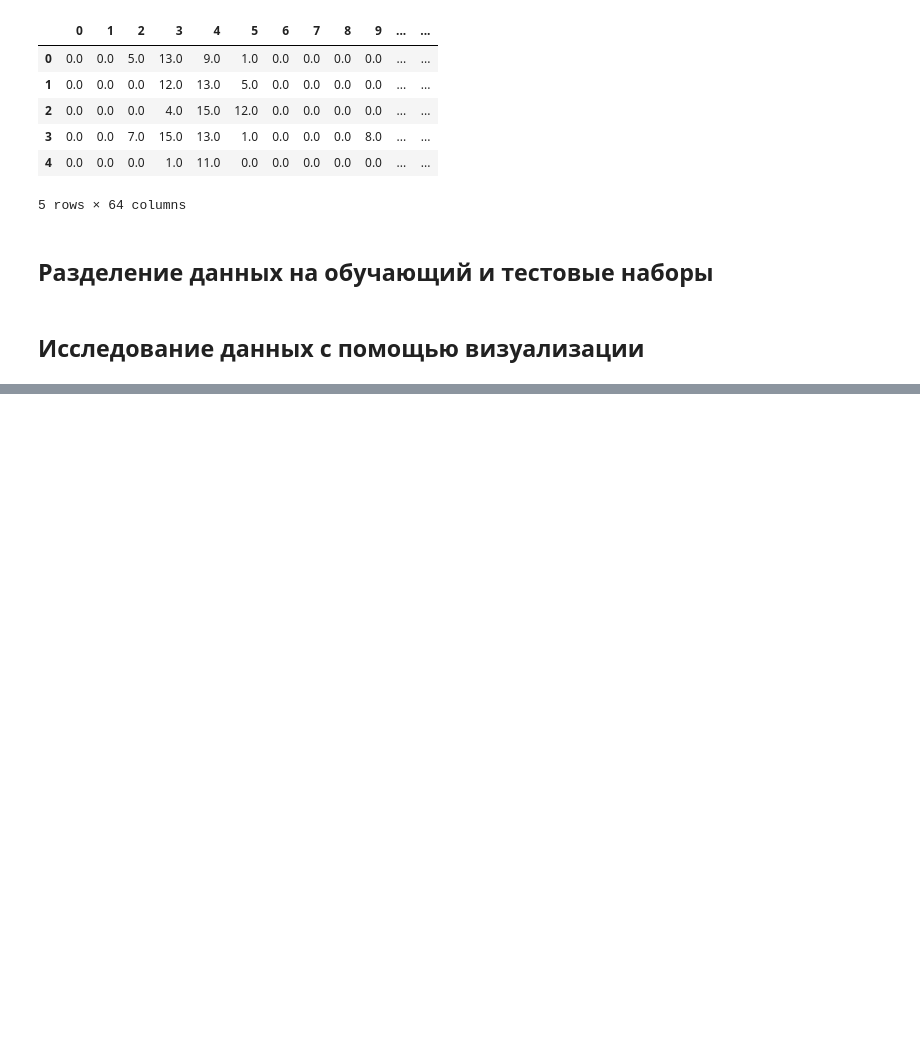
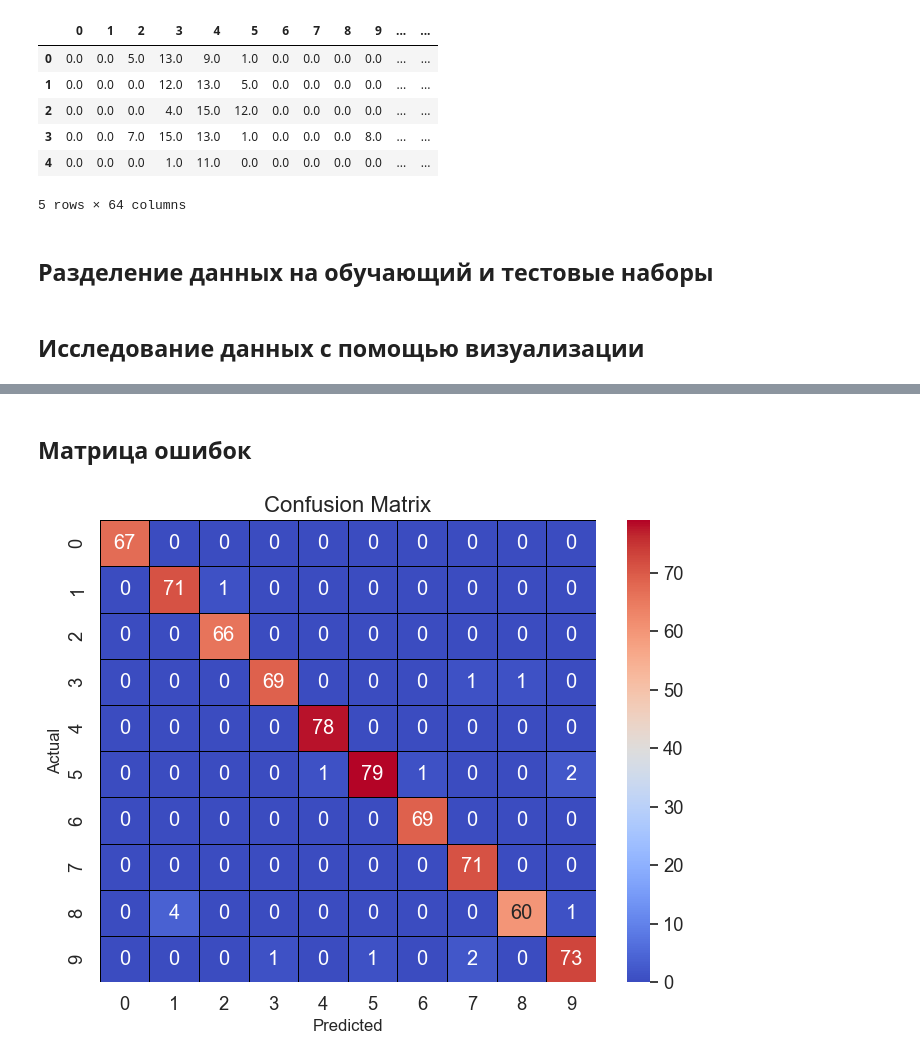
Before and after one commit to S4vageMode/Big_Data_Labs, a Jupyter notebook: Lab4_DzhuratKurbanov.ipynb, the cells around one changed output, grey strips where cells are left out. Drawn from its saved outputs; the diff is of its cells as text; code cells hidden in the pictures; blank space fills up the shorter version.

```diff
--- a/Lab4_DzhuratKurbanov.ipynb
+++ b/Lab4_DzhuratKurbanov.ipynb
@@ -377,0 +404,3 @@ X_train, X_test, y_train, y_test = train_test_split(X, y, test_size=0.4, random_
+# %%
+y_pred = knn.predict(X_test)
+y_pred
@@ -377,0 +453,22 @@ X_train, X_test, y_train, y_test = train_test_split(X, y, test_size=0.4, random_
+# %% [markdown]
+## Матрица ошибок
+# %%
+from sklearn.metrics import confusion_matrix
+import seaborn as sns
+import matplotlib.pyplot as plt
+
+cm = confusion_matrix(y_test, y_pred)
+
+
+sns.set(font_scale=1.2)
+plt.figure(figsize=(8, 6))
+sns.heatmap(cm, annot=True, fmt="d", cmap="coolwarm", linewidths=0.5, linecolor="black")
+
+
+plt.title("Confusion Matrix", fontsize=16)
+plt.xlabel("Predicted", fontsize=12)
+plt.ylabel("Actual", fontsize=12)
+
+plt.show()
+# %% [output]
+[figure, added]
```
Also changed, not shown: parts of 7 cells of this notebook.
